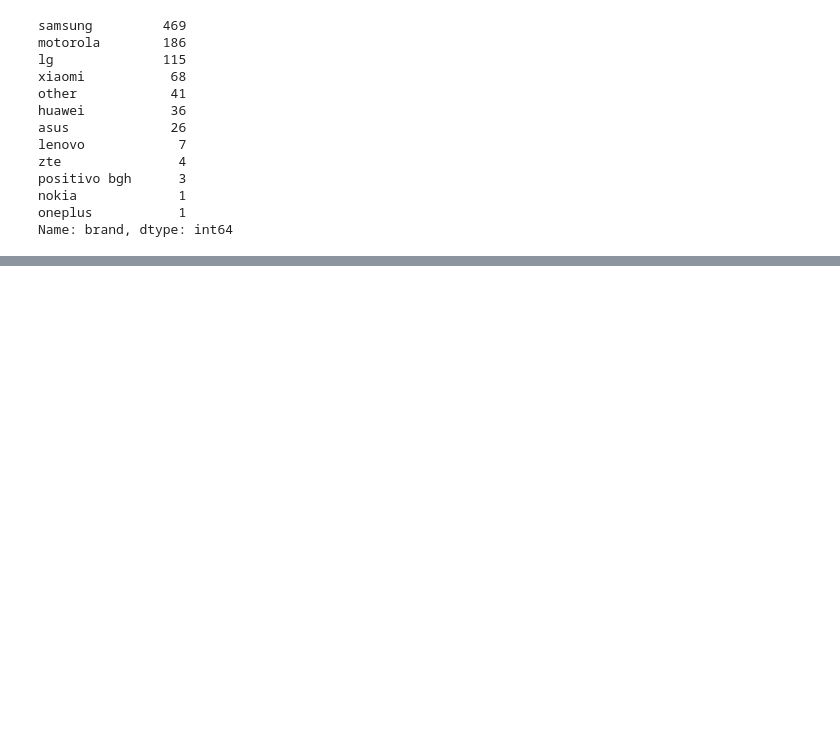
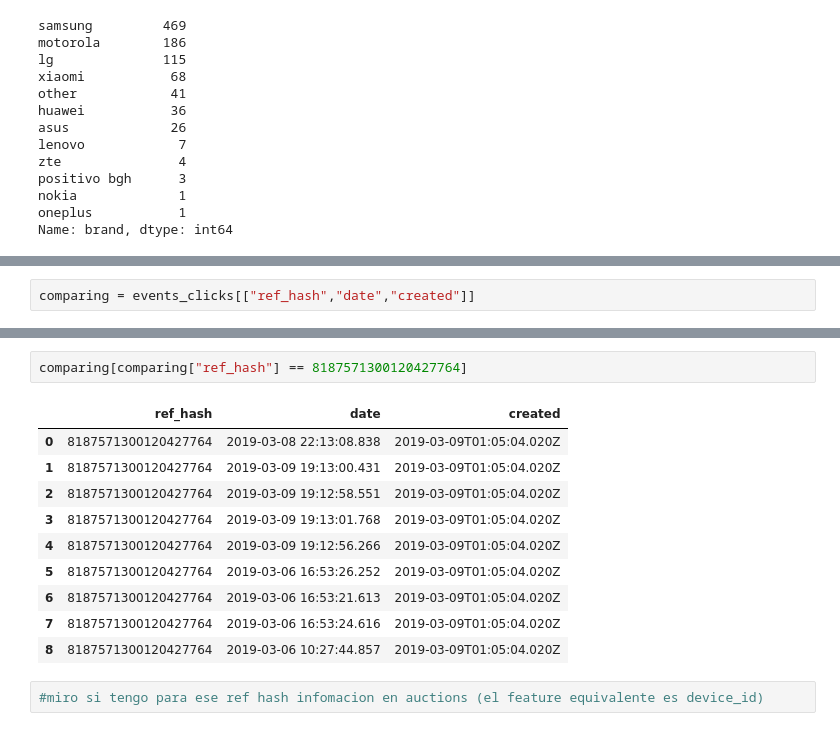
Before and after one commit to MartinRosasSommer/Datos2019, a Jupyter notebook: Analisis 1.ipynb, the cells around one changed output, grey strips where cells are left out. Drawn from its saved outputs; the diff is of its cells as text; blank space fills up the shorter version.

```diff
--- a/Analisis 1.ipynb
+++ b/Analisis 1.ipynb
@@ -359,0 +456,2 @@ Name: brand, dtype: int64
+# %%
+comparing = events_clicks[["ref_hash","date","created"]]
@@ -359,0 +473,15 @@ Name: brand, dtype: int64
+# %%
+comparing[comparing["ref_hash"] == 8187571300120427764]
+# %% [output]
+|  | ref_hash | date | created |
+| 0 | 8187571300120427764 | 2019-03-08 22:13:08.838 | 2019-03-09T01:05:04.020Z |
+| 1 | 8187571300120427764 | 2019-03-09 19:13:00.431 | 2019-03-09T01:05:04.020Z |
+| 2 | 8187571300120427764 | 2019-03-09 19:12:58.551 | 2019-03-09T01:05:04.020Z |
+| 3 | 8187571300120427764 | 2019-03-09 19:13:01.768 | 2019-03-09T01:05:04.020Z |
+| 4 | 8187571300120427764 | 2019-03-09 19:12:56.266 | 2019-03-09T01:05:04.020Z |
+| 5 | 8187571300120427764 | 2019-03-06 16:53:26.252 | 2019-03-09T01:05:04.020Z |
+| 6 | 8187571300120427764 | 2019-03-06 16:53:21.613 | 2019-03-09T01:05:04.020Z |
+| 7 | 8187571300120427764 | 2019-03-06 16:53:24.616 | 2019-03-09T01:05:04.020Z |
+| 8 | 8187571300120427764 | 2019-03-06 10:27:44.857 | 2019-03-09T01:05:04.020Z |
+# %%
+#miro si tengo para ese ref hash infomacion en auctions (el feature equivalente es device_id)
```
Also changed, not shown: parts of 25 cells of this notebook.
